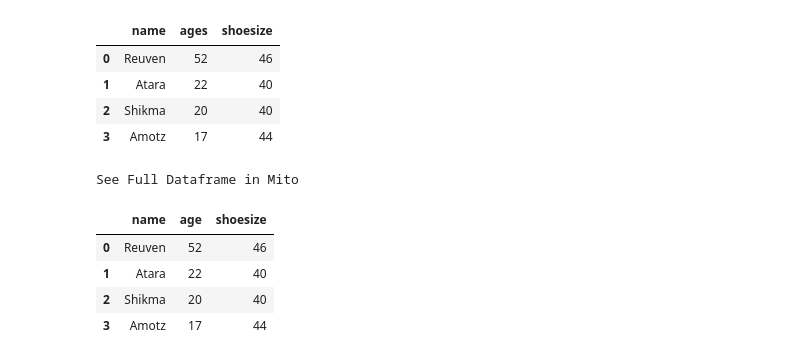
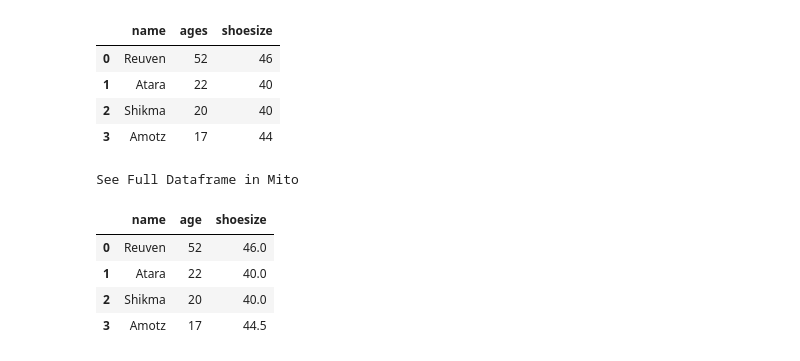
Before and after one commit to reuven/oreilly-2023-05May-data, a Jupyter notebook: data-2023-05May-16.ipynb, the cells around one changed output. Saved outputs shown, nothing was run; the diff lists cells and outputs as text; code cells hidden in the pictures.

```diff
--- a/data-2023-05May-16.ipynb
+++ b/data-2023-05May-16.ipynb
@@ -1860,16 +1860,16 @@ See Full Dataframe in Mito
 # %%
 # I can use a shortcut here, creating the data frame with a dict:
 # - keys are the column names
 # - values are lists or series objects
 
 df = DataFrame({'name': ['Reuven', 'Atara', 'Shikma', 'Amotz'],
                 'age' : [52, 22, 20, 17],
-                'shoesize': [46, 40, 40, 44]})
+                'shoesize': [46, 40, 40, 44.5]})
 df
 # %% [output]
 See Full Dataframe in Mito
 |  | name | age | shoesize |
-| 0 | Reuven | 52 | 46 |
-| 1 | Atara | 22 | 40 |
-| 2 | Shikma | 20 | 40 |
-| 3 | Amotz | 17 | 44 |
+| 0 | Reuven | 52 | 46.0 |
+| 1 | Atara | 22 | 40.0 |
+| 2 | Shikma | 20 | 40.0 |
+| 3 | Amotz | 17 | 44.5 |
```
Also changed, not shown: parts of 2 cells of this notebook.
